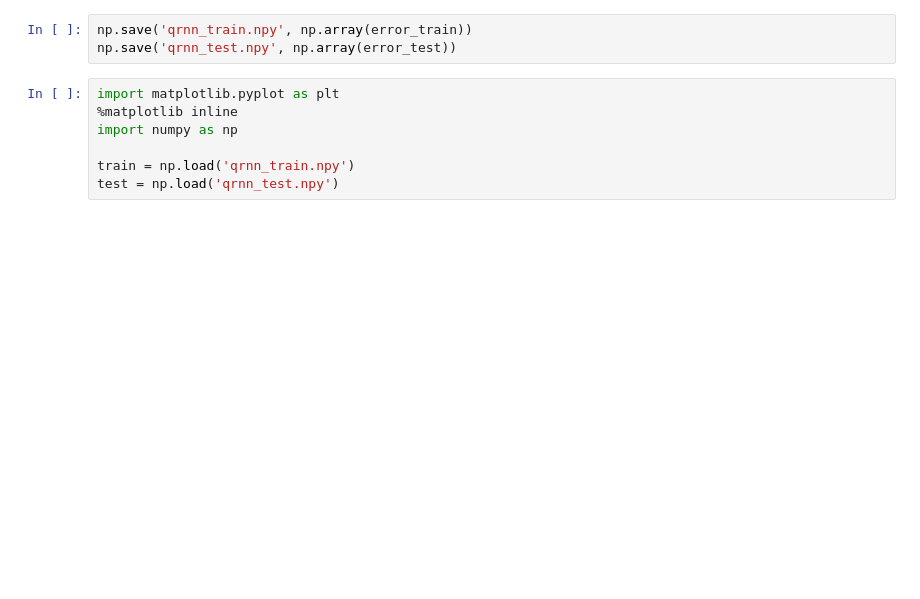
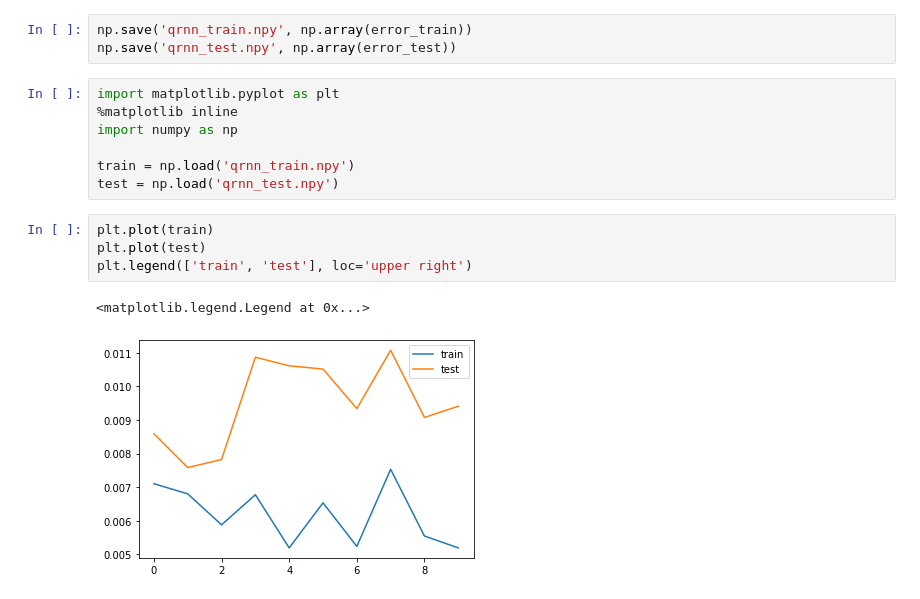
Before and after one commit to kaishxu/ProbabilisticLoadForecasting, a Jupyter notebook: forecasting/qr/demo_qrnn.ipynb, the cells around one changed output. Saved outputs shown, nothing was run; the diff lists cells and outputs as text; blank space fills up the shorter version.

```diff
--- a/forecasting/qr/demo_qrnn.ipynb
+++ b/forecasting/qr/demo_qrnn.ipynb
@@ -86,6 +93,13 @@ import numpy as np
 
 train = np.load('qrnn_train.npy')
 test = np.load('qrnn_test.npy')
+# %%
+plt.plot(train)
+plt.plot(test)
+plt.legend(['train', 'test'], loc='upper right')
+# %% [output]
+<matplotlib.legend.Legend at 0x...>
+[figure, added]
 # %%
 plt.plot(train[:, 0])
 plt.plot(train[:, 1])
```
Also changed, not shown: parts of 4 cells of this notebook, 2 other files.
